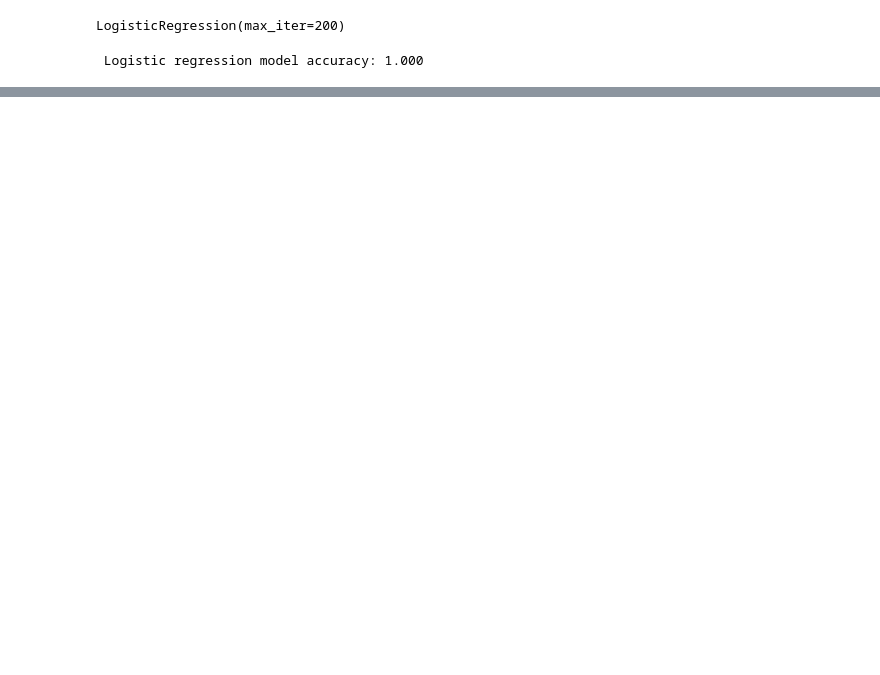
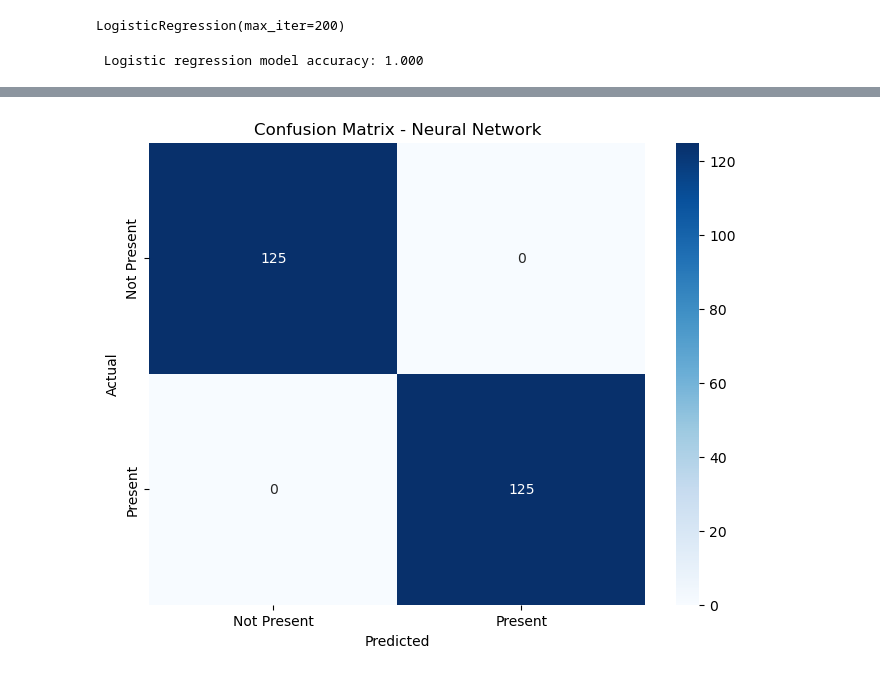
Before and after one commit to Mepseha/Project-4, a Jupyter notebook: Alternative_Models/LogisticRegressionNeuralNetwork.ipynb, the cells around one changed output, grey strips where cells are left out. Cells and saved outputs as stored; diff of their text form; code cells hidden in the pictures; blank space fills up the shorter version.

```diff
--- a/Alternative_Models/LogisticRegressionNeuralNetwork.ipynb
+++ b/Alternative_Models/LogisticRegressionNeuralNetwork.ipynb
@@ -26,10 +29,8 @@ GeneticDisorder_df.head()
 y = ['Genetic Disorder']
 X = GeneticDisorder_df.drop(columns=['Genetic Disorder'])
 # %%
-#Scale the data
-from sklearn.datasets import make_blobs
-
-X, y = make_blobs(centers=2, random_state=1, cluster_std=3)
+# Generate synthetic data for testing
+X, y = make_blobs(n_samples=1000, n_features=24, centers=2, random_state=1, cluster_std=2)
 
 from sklearn.model_selection import train_test_split
 X_train, X_test, y_train, y_test = train_test_split(X,
@@ -54,7 +55,7 @@ X_test_scaled = X_scaler.transform(X_test)
 # %%
 # Define the deep learning model
 nn_model = tf.keras.models.Sequential()
-nn_model.add(tf.keras.layers.Dense(units=16, activation="relu", input_dim=2))
+nn_model.add(tf.keras.layers.Dense(units=16, activation="relu", input_dim=24))
 nn_model.add(tf.keras.layers.Dense(units=16, activation="relu"))
 nn_model.add(tf.keras.layers.Dense(units=1, activation="sigmoid"))
 
@@ -103,3 +104,19 @@ y_pred = log_classifier.predict(X_test)
 print(f" Logistic regression model accuracy: {accuracy_score(y_test,y_pred):.3f}")
 # %% [output]
  Logistic regression model accuracy: 1.000
+# %%
+# Get predictions for the neural network model
+y_pred_nn_probs = nn_model.predict(X_test_scaled)
+y_pred_nn = (y_pred_nn_probs > 0.5).astype(int)
+
+# Generate confusion matrix for neural network
+cm_nn = confusion_matrix(y_test, y_pred_nn)
+
+# Plot confusion matrix heatmap for neural network
+plt.figure(figsize=(8, 6))
+sns.heatmap(cm_nn, annot=True, fmt="d", cmap="Blues", xticklabels=['Not Present', 'Present'], yticklabels=['Not Present', 'Present'])
+plt.title('Confusion Matrix - Neural Network')
+plt.xlabel('Predicted')
+plt.ylabel('Actual')
+plt.show()
+# %% [output]
@@ -105,0 +124 @@ print(f" Logistic regression model accuracy: {accuracy_score(y_test,y_pred):.3f}
+[figure, added]
```
Also changed, not shown: parts of 3 cells of this notebook.
